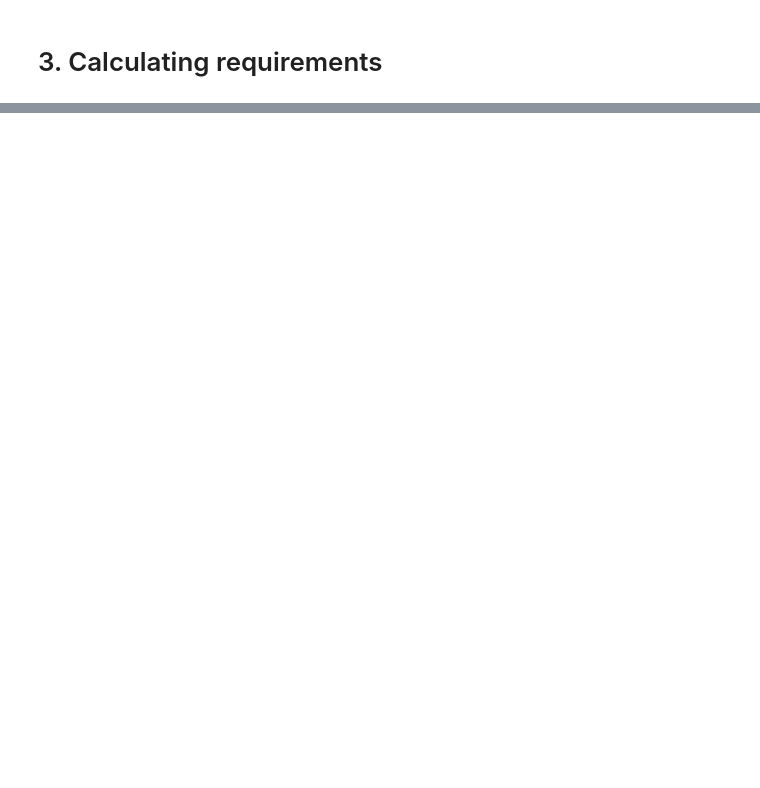
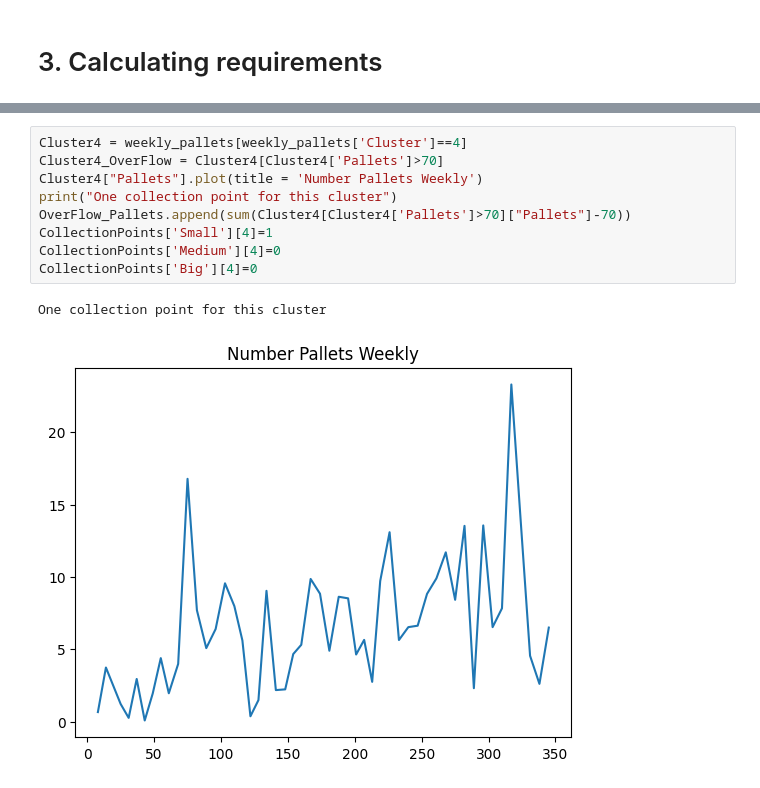
Before and after one commit to IoT-Clowns/ClusteringData, a Jupyter notebook: SCMission2023.ipynb, the cells around one changed output, grey strips where cells are left out. Saved outputs shown, nothing was run; the diff lists cells and outputs as text; blank space fills up the shorter version.

```diff
--- a/SCMission2023.ipynb
+++ b/SCMission2023.ipynb
@@ -331,2 +302,14 @@ Tasmania["Pallets"].mean()
+# %%
+Cluster4 = weekly_pallets[weekly_pallets['Cluster']==4]
+Cluster4_OverFlow = Cluster4[Cluster4['Pallets']>70]
+Cluster4["Pallets"].plot(title = 'Number Pallets Weekly')
+print("One collection point for this cluster")
+OverFlow_Pallets.append(sum(Cluster4[Cluster4['Pallets']>70]["Pallets"]-70))
+CollectionPoints['Small'][4]=1
+CollectionPoints['Medium'][4]=0
+CollectionPoints['Big'][4]=0
+# %% [output]
+One collection point for this cluster
+[figure, added]
 # %%
 Cluster5 = weekly_pallets[weekly_pallets['Cluster']==5]
```
Also changed, not shown: parts of 63 cells of this notebook, 9 other files.
